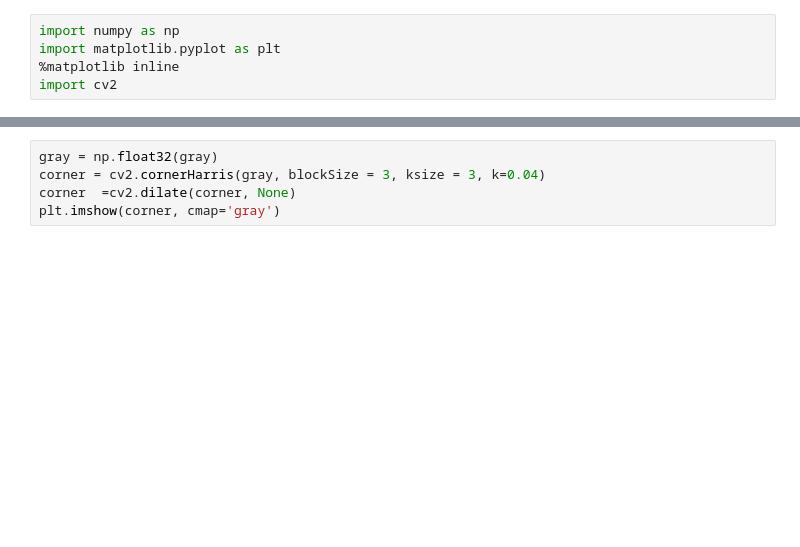
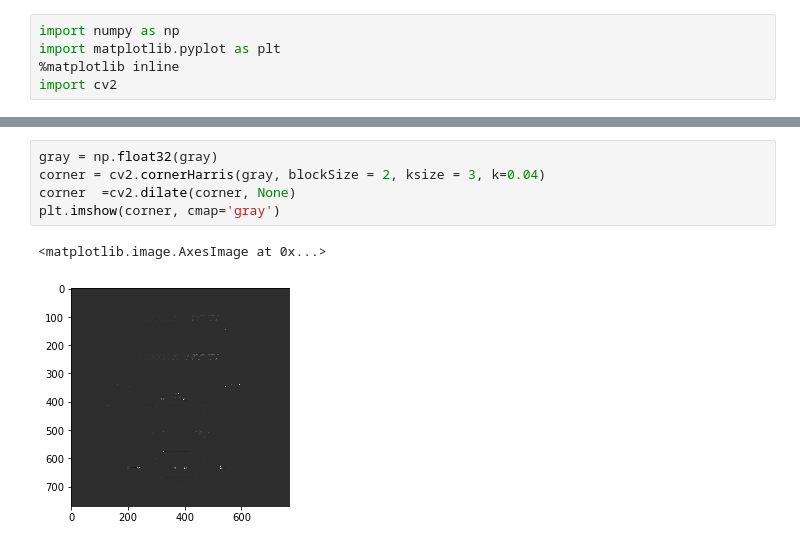
Before and after one commit to guptaaditya246/ImageProcessing, a Jupyter notebook: HarrisCornerDetection.ipynb, the cells around one changed output, grey strips where cells are left out. Drawn from its saved outputs; the diff is of its cells as text; blank space fills up the shorter version.

```diff
--- a/HarrisCornerDetection.ipynb
+++ b/HarrisCornerDetection.ipynb
@@ -19,8 +19,11 @@ plt.imshow(gray, cmap='gray')
 # %%
 gray = np.float32(gray)
-corner = cv2.cornerHarris(gray, blockSize = 3, ksize = 3, k=0.04)
+corner = cv2.cornerHarris(gray, blockSize = 2, ksize = 3, k=0.04)
 corner  =cv2.dilate(corner, None)
 plt.imshow(corner, cmap='gray')
+# %% [output]
+<matplotlib.image.AxesImage at 0x...>
+[figure, added]
 # %%
 threshold = 0.01*corner.max()
 
```
Also changed, not shown: parts of 3 cells of this notebook.
